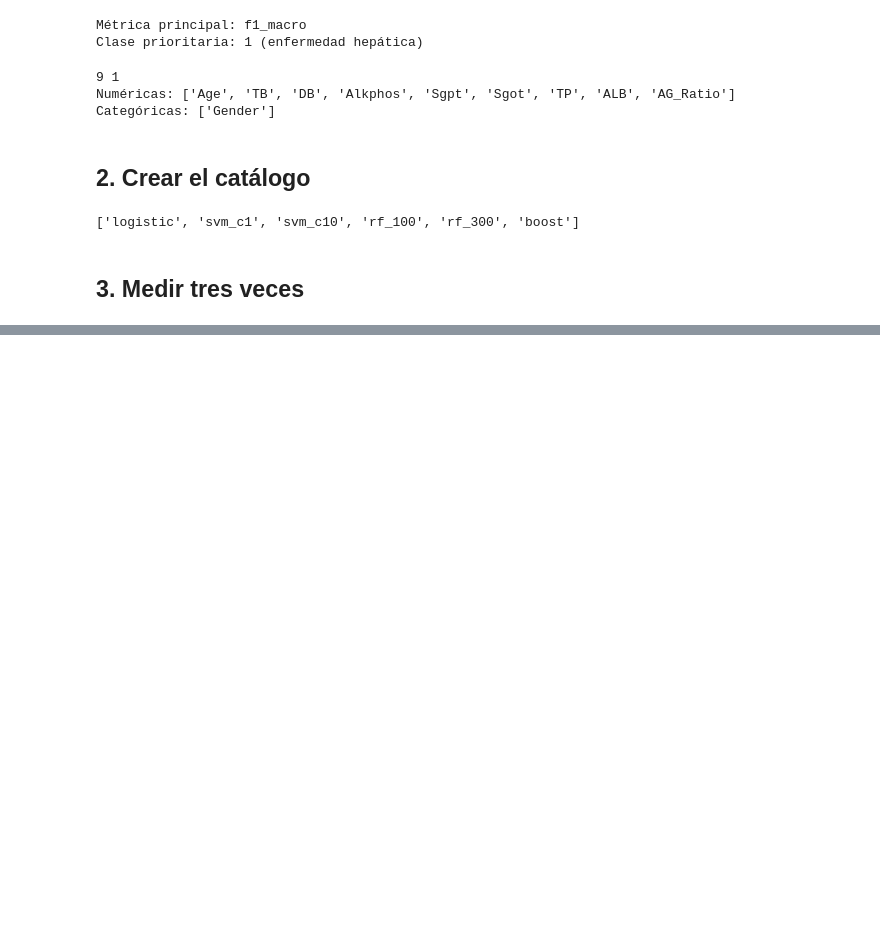
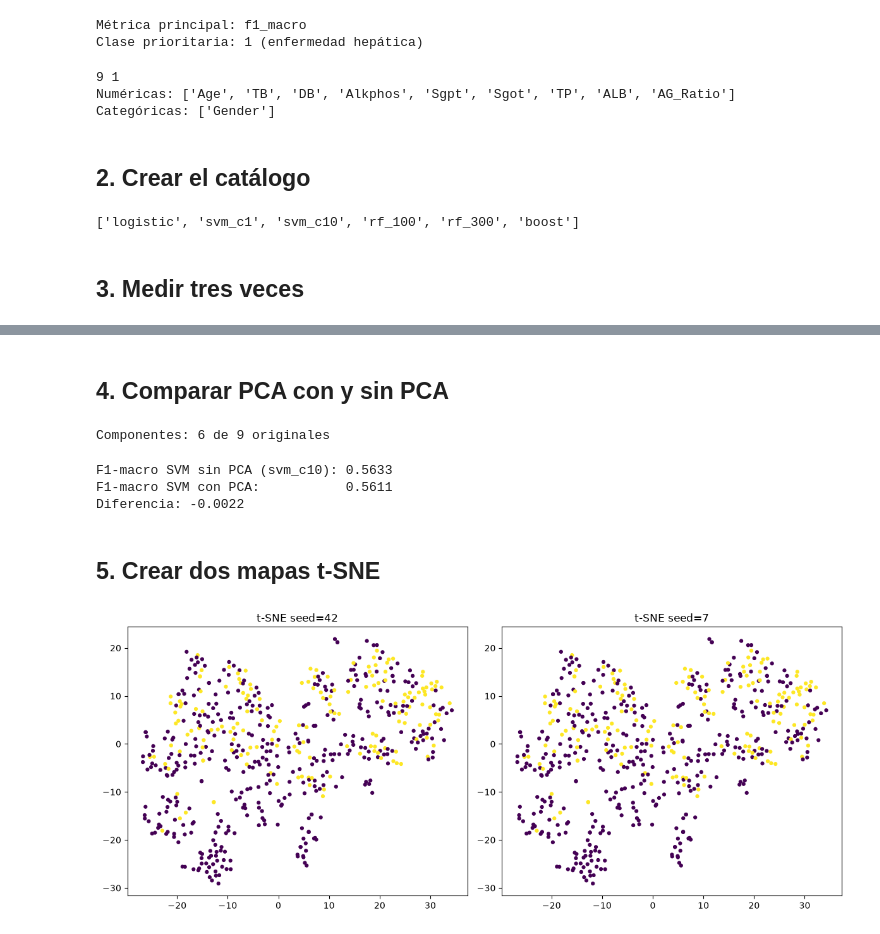
Before and after one commit to raimiruben/INF8239_U01, a Jupyter notebook: notebooks/02_ensambles_green_ai.ipynb, the cells around one changed output, grey strips where cells are left out. Saved outputs shown, nothing was run; the diff lists cells and outputs as text; code cells hidden in the pictures; blank space fills up the shorter version.

```diff
--- a/notebooks/02_ensambles_green_ai.ipynb
+++ b/notebooks/02_ensambles_green_ai.ipynb
@@ -120,0 +166,73 @@ print(list(models.keys()))
+# %% [markdown]
+## 4. Comparar PCA con y sin PCA
+# %%
+##SVM con PCA sobre las variables numéricas:
+
+from sklearn.decomposition import PCA
+from sklearn.preprocessing import StandardScaler
+from sklearn.compose import ColumnTransformer
+
+# PCA solo sobre el bloque numérico; Gender se mantiene con su propio pipeline categórico
+preprocess_pca = ColumnTransformer([
+    ("num_pca", Pipeline([
+        ("imputer", SimpleImputer(strategy="median")),
+        ("scale", StandardScaler()),
+        ("pca", PCA(n_components=.95, random_state=42))
+    ]), num_cols),
+    ("cat", cat_pipe, cat_cols)
+])
+
+svm_pca = Pipeline([
+    ("prep", preprocess_pca),
+    ("model", SVC(C=10, probability=True, random_state=42))
+])
+svm_pca.fit(Xtr, ytr)
+
+n_componentes = svm_pca.named_steps["prep"].named_transformers_["num_pca"].named_steps["pca"].n_components_
+print("Componentes:", n_componentes, "de", len(num_cols), "originales")
+# %% [output]
+Componentes: 6 de 9 originales
+# %%
+##Comparar F1-macro con y sin PCA (usando el mismo C=10 para que sea comparación justa):
+
+pred_pca = svm_pca.predict(Xte)
+f1_pca = f1_score(yte, pred_pca, average="macro")
+
+f1_sin_pca = results.loc[results["model"] == "svm_c10", "f1_macro"].values[0]
+
+print(f"F1-macro SVM sin PCA (svm_c10): {f1_sin_pca:.4f}")
+print(f"F1-macro SVM con PCA:           {f1_pca:.4f}")
+print(f"Diferencia: {f1_pca - f1_sin_pca:+.4f}")
+# %% [output]
+F1-macro SVM sin PCA (svm_c10): 0.5633
+F1-macro SVM con PCA:           0.5611
+Diferencia: -0.0022
+# %% [markdown]
+## 5. Crear dos mapas t-SNE
+# %%
+##Generar los dos mapas con semillas distintas:
+
+from sklearn.manifold import TSNE
+from sklearn.preprocessing import StandardScaler
+import matplotlib.pyplot as plt
+
+X_num = X.select_dtypes(include="number").fillna(X.select_dtypes(include="number").median())
+sample = X_num.sample(min(1000, len(X_num)), random_state=42)
+y_sample = y.loc[sample.index]
+scaled = StandardScaler().fit_transform(sample)
+
+fig, axes = plt.subplots(1, 2, figsize=(12, 5))
+for ax, seed in zip(axes, [42, 7]):
+    emb = TSNE(n_components=2, perplexity=30, random_state=seed,
+               init="pca", learning_rate="auto").fit_transform(scaled)
+    ax.scatter(emb[:, 0], emb[:, 1], c=pd.Categorical(y_sample).codes, s=12, cmap="viridis")
+    ax.set_title(f"t-SNE seed={seed}")
+
+plt.tight_layout()
+
+figures_dir = Path.cwd().parent / "reports" / "figures"
+figures_dir.mkdir(parents=True, exist_ok=True)
+plt.savefig(figures_dir / "tsne_two_seeds.png", dpi=160)
+plt.show()
+# %% [output]
+[figure, added]
```
Also changed, not shown: parts of 10 cells of this notebook, 3 other files.
